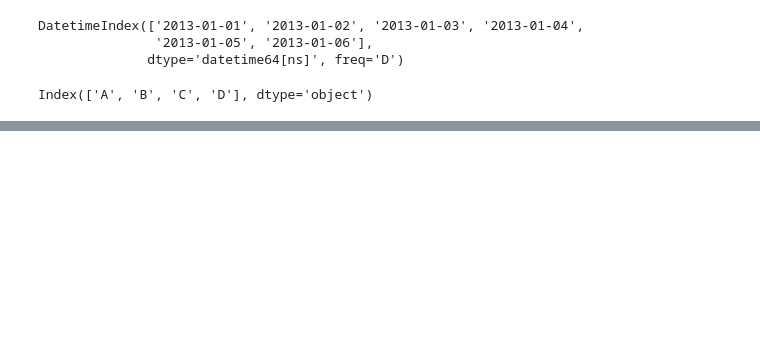
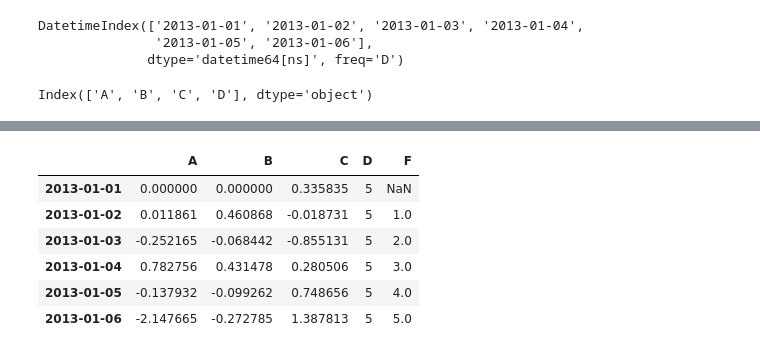
Before and after one commit to darkvenia/Try, a Jupyter notebook: 10 Minutes to pandas.ipynb, the cells around one changed output, grey strips where cells are left out. Cells and saved outputs as stored; diff of their text form; code cells hidden in the pictures; blank space fills up the shorter version.

```diff
--- a/10 Minutes to pandas.ipynb
+++ b/10 Minutes to pandas.ipynb
@@ -174,0 +330,11 @@ df['20130102':'20130104']
+# %%
+df.iat[0,1] = 0
+df
+# %% [output]
+|  | A | B | C | D | F |
+| 2013-01-01 | 0.000000 | 0.000000 | 0.335835 | 5 | NaN |
+| 2013-01-02 | 0.011861 | 0.460868 | -0.018731 | 5 | 1.0 |
+| 2013-01-03 | -0.252165 | -0.068442 | -0.855131 | 5 | 2.0 |
+| 2013-01-04 | 0.782756 | 0.431478 | 0.280506 | 5 | 3.0 |
+| 2013-01-05 | -0.137932 | -0.099262 | 0.748656 | 5 | 4.0 |
+| 2013-01-06 | -2.147665 | -0.272785 | 1.387813 | 5 | 5.0 |
```
Also changed, not shown: parts of 36 cells of this notebook.
